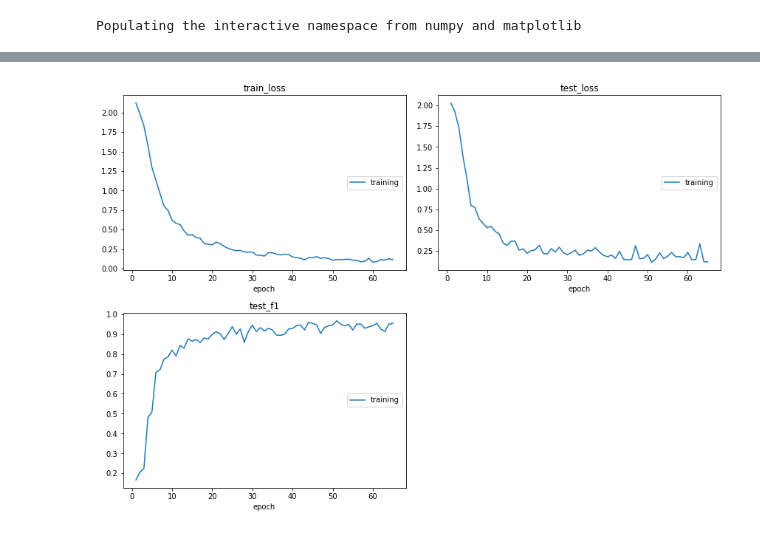
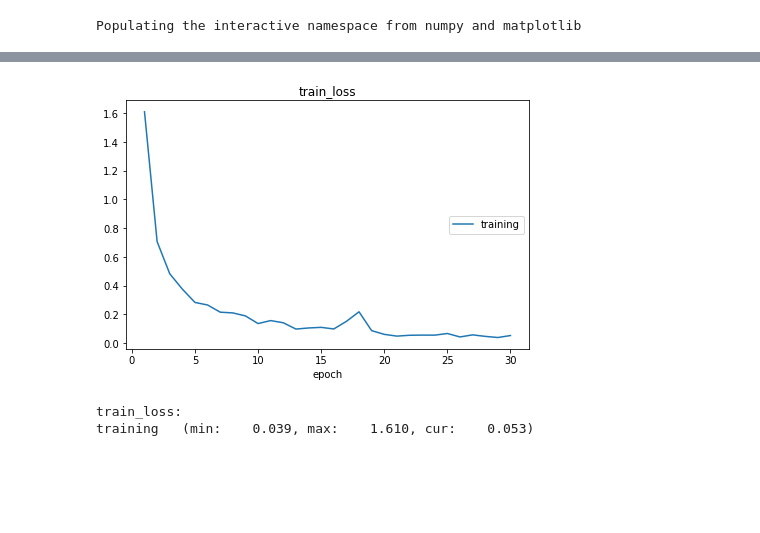
Before and after one commit to DhruvDh/lowes-product-identification, a Jupyter notebook: models/pytorch.ipynb, the cells around one changed output, grey strips where cells are left out. Drawn from its saved outputs; the diff is of its cells as text; code cells hidden in the pictures; blank space fills up the shorter version.

```diff
--- a/models/pytorch.ipynb
+++ b/models/pytorch.ipynb
@@ -47,6 +75,6 @@ _data = torchvision.datasets.DatasetFolder(
 # %%
 # some unfortunate ugly code to split the data randomly into training and testing
-split_at = 0.7
+split_at = 1
 train, test = torch.utils.data.random_split(
     _data,
     [int(split_at*(len(_data))), len(_data) - int(split_at*(len(_data)))]
@@ -96,7 +113,7 @@ SqueezeNet(
 # %%
 # get list of classes from names of folders inside the path to data
-import os
-label_names = os.listdir(path_to_data)
+label_names = classes
 
 # set num of classes, so as to set the output dimensions
 squeezenet.num_classes = len(label_names)
+label_names
@@ -127,8 +156,7 @@ Sequential(
 )
 # %%
 loss = nn.CrossEntropyLoss(
-    weight = torch.tensor([0.66704036, 1.2192623 , 1.44417476, 1.17125984, 1.31637168,
-       1.04020979, 1.35227273, 0.59738956]).half().to(device)
+    weight = torch.tensor(class_weights).half().to(device)
 )                # loss function
 # it's softmax followed by Negative Log Likelihood loss
 
@@ -136,61 +164,65 @@ loss = nn.CrossEntropyLoss(
 optimizer = torch.optim.Adam(
     squeezenet.parameters(),
     lr=1e-4,
-    amsgrad = True
+    amsgrad = True,
+    eps=1e-4
 )
 
+squeezenet.half()
 squeezenet.to(device)           # load up all the weights to cuda device memory, if available
 live_losses = PlotLosses()   # a tool for drawing plots
 # %%
 # training
-for epoch in range(65):
+for epoch in range(30):
     squeezenet.train()  # set model to train mode. not sure what that does, probably some optimisations
 
     train_errors = []
     test_errors = []
     for batch in (tqdm(train_batches)):
         X, Y = batch
-        pred = squeezenet(X.to(device))
+        pred = squeezenet(X.half().to(device))
 
         optimizer.zero_grad()               # reset the gradients
         error = loss(pred, Y.to(device))    # get loss
         error.backward()                    # propogate loss backwards
         optimizer.step()                    # update params
 
         train_errors.append(error.data.item())
 
 
     squeezenet.eval()  # set model to evaluate mode. not sure what that does exactly
 
     # some code to calculate f1 score for the test set
     predict = lambda x: torch.argmax(x, dim=1).cpu().numpy()
     test_predictions = []
     test_actual = []
-    for batch in test_batches:
-        x, y = batch
-        pred = squeezenet(x.to(device))
-        test_predictions.append(predict(pred))
-        test_errors.append(loss(pred, y.to(device)).data.item())    # get loss
-        test_actual.append(np.array(y))
+#     for batch in test_batches:
+#         x, y = batch
+#         pred = squeezenet(x.half().to(device))
+#         test_predictions.append(predict(pred))
+#         test_errors.append(loss(pred, y.to(device)).data.item())    # get loss
+#         test_actual.append(np.array(y))
 
 #     train_predictions = []
 #     train_actual = []
 #     for batch in train_batches:
 #         x, y = batch
 #         pred = squeezenet(x.to(device))
 #         train_predictions.append(predict(pred))
 #         train_actual.append(np.array(y))
 
     # log data to be plotted later
     live_losses.update({
         'train_loss': np.mean(np.array(train_errors)),
-        'test_loss': np.mean(np.array(test_errors)),
+#         'test_loss': np.mean(np.array(test_errors)),
 #         'train_f1': f1_score(np.concatenate(train_actual), np.concatenate(train_predictions), average='weighted'),
-        'test_f1': f1_score(np.concatenate(test_actual), np.concatenate(test_predictions), average='weighted'),
+#         'test_f1': f1_score(np.concatenate(test_actual), np.concatenate(test_predictions), average='weighted'),
     })
     live_losses.draw() # plot loss curves
 # %% [output]
-[figure, old version]
+[figure, new version]
+train_loss:
+training   (min:    0.039, max:    1.610, cur:    0.053)
 # %%
 # print(classification_report(
 #     np.concatenate(train_actual),
```
Also changed, not shown: parts of 18 cells of this notebook, 38 other files.
